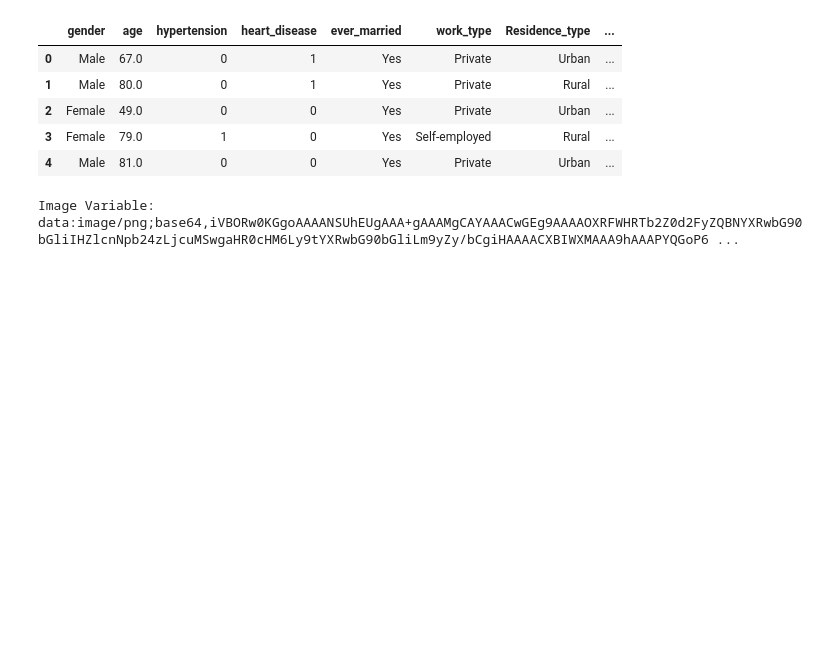
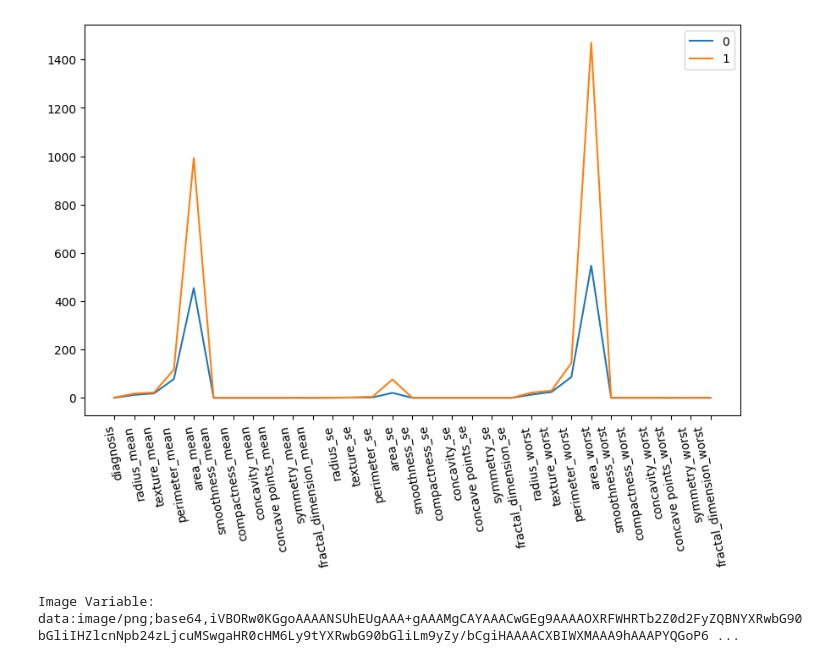
Before and after one commit to hackersground-kr/HG-LearningMachine, a Jupyter notebook: colab/1.ipynb, the cells around one changed output. Saved outputs shown, nothing was run; the diff lists cells and outputs as text; code cells hidden in the pictures; blank space fills up the shorter version.

```diff
--- a/colab/1.ipynb
+++ b/colab/1.ipynb
@@ -42,0 +123,19 @@ from sklearn.preprocessing import StandardScaler
+# %%
+predicted_one = predicted_ones.mean()
+# %%
+# 그래프 출력
+plt.figure(figsize=(10, 6))
+plt.plot(predicted_zeros)
+plt.plot(predicted_one)
+plt.legend(['0', '1'])
+plt.xticks(rotation=100)
+buffer = io.BytesIO()
+plt.savefig(buffer, format='png')
+buffer.seek(0)
+
+# Base64로 인코딩
+image_breast3 = base64.b64encode(buffer.getvalue()).decode('utf-8')
+image_breast3 = "embedded-picture" + image_breast3
+print(f"Image Variable: {image_breast3}")
+plt.show()
+# %% [output]
@@ -43 +143,2 @@ from sklearn.preprocessing import StandardScaler
+[figure, added]
 # %%
@@ -45,12 +146,3 @@ data = pd.read_csv('/content/drive/MyDrive/brain_stroke.csv')
-# %%
-data.head()
-# %% [output]
-|  | gender | age | hypertension | heart_disease | ever_married | work_type | Residence_type | ... |
-| 0 | Male | 67.0 | 0 | 1 | Yes | Private | Urban | ... |
-| 1 | Male | 80.0 | 0 | 1 | Yes | Private | Rural | ... |
-| 2 | Female | 49.0 | 0 | 0 | Yes | Private | Urban | ... |
-| 3 | Female | 79.0 | 1 | 0 | Yes | Self-employed | Rural | ... |
-| 4 | Male | 81.0 | 0 | 0 | Yes | Private | Urban | ... |
 # %%
 object_cols = ['gender', 'ever_married','hypertension', 'heart_disease', 'Residence_type','work_type','smoking_status']
 # %%
```
Also changed, not shown: parts of 34 cells of this notebook, 2 other files.
